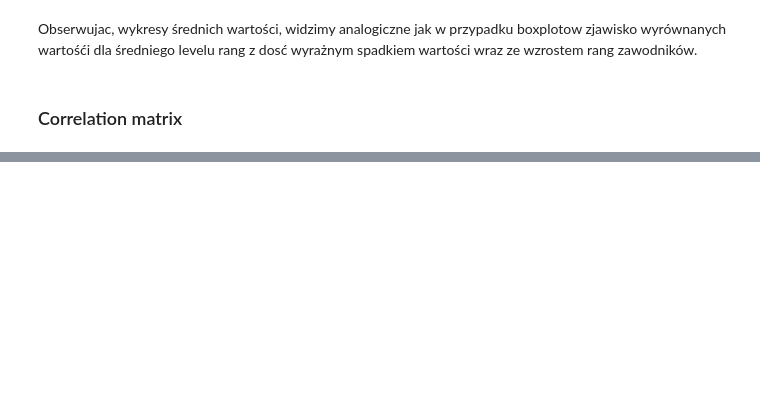
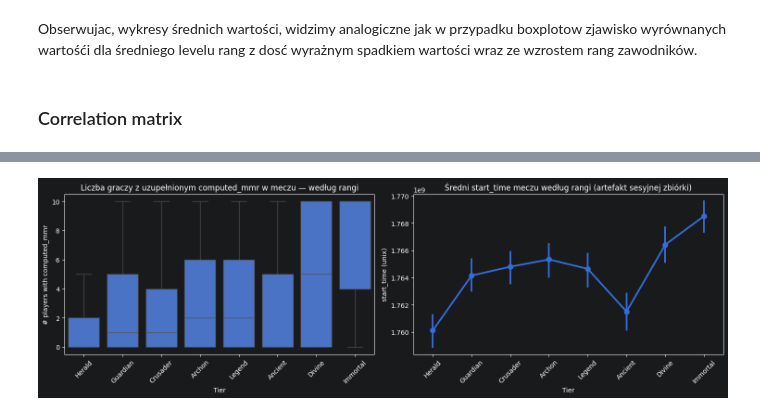
Before and after one commit to dmarek03/SwSI, a Jupyter notebook: project_files/dota_rank_classifier.ipynb, the cells around one changed output, grey strips where cells are left out. Cells and saved outputs as stored; diff of their text form; code cells hidden in the pictures; blank space fills up the shorter version.

```diff
--- a/project_files/dota_rank_classifier.ipynb
+++ b/project_files/dota_rank_classifier.ipynb
@@ -821,0 +878,25 @@ Z macierzy korealcji można zauważyć silny wziązek łacznej liczby "killi" z
+# %%
+fig, axes = plt.subplots(1, 2, figsize=(15, 5))
+
+sns.boxplot(
+    data=tmp_leak, x="tier", y="computed_mmr_n", order=TIER_ORDER,
+    showfliers=False, ax=axes[0],
+)
+axes[0].set_title("Liczba graczy z uzupełnionym computed_mmr w meczu — według rangi")
+axes[0].set_xlabel("Tier")
+axes[0].set_ylabel("# players with computed_mmr")
+axes[0].tick_params(axis="x", rotation=45)
+
+sns.pointplot(
+    data=tmp_leak, x="tier", y="start_time", order=TIER_ORDER,
+    errorbar=("ci", 95), ax=axes[1],
+)
+axes[1].set_title("Średni start_time meczu według rangi (artefakt sesyjnej zbiórki)")
+axes[1].set_xlabel("Tier")
+axes[1].set_ylabel("start_time (unix)")
+axes[1].tick_params(axis="x", rotation=45)
+
+plt.tight_layout()
+plt.show()
+# %% [output]
+[figure, added]
```
Also changed, not shown: parts of 41 cells of this notebook.
